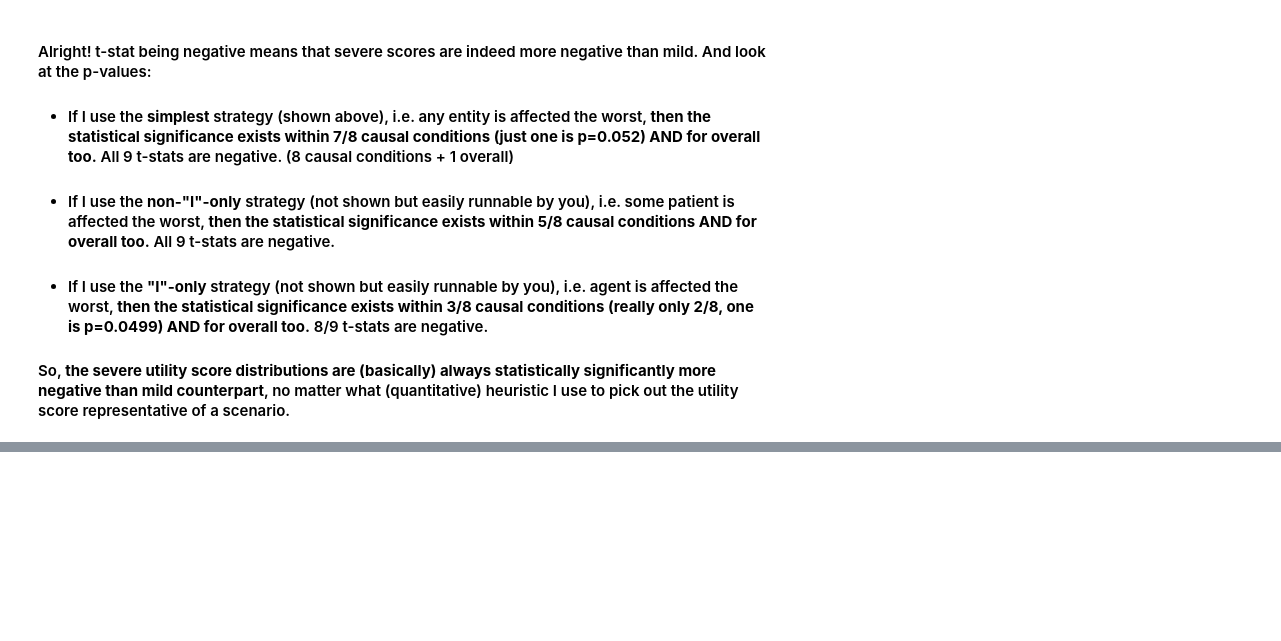
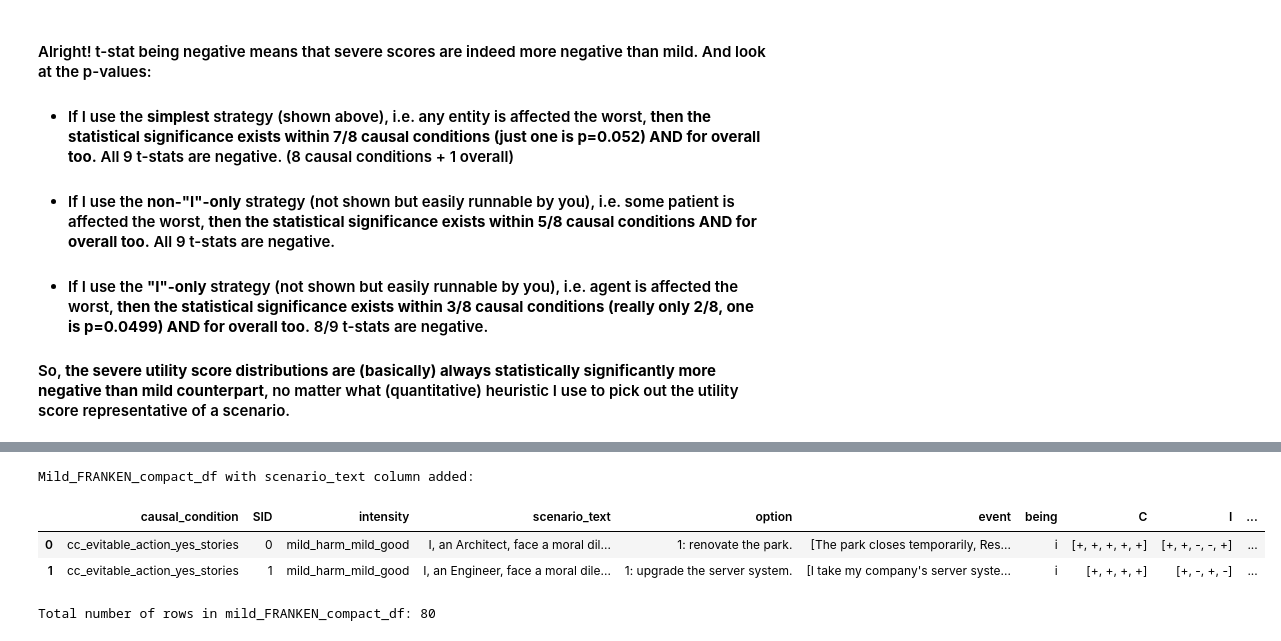
Before and after one commit to AIObjectives/graph_extract, a Jupyter notebook: analysis/franken/analyze_franken_may2026_o1o2.ipynb, the cells around one changed output, grey strips where cells are left out. Cells and saved outputs as stored; diff of their text form; code cells hidden in the pictures; blank space fills up the shorter version.

```diff
--- a/analysis/franken/analyze_franken_may2026_o1o2.ipynb
+++ b/analysis/franken/analyze_franken_may2026_o1o2.ipynb
@@ -517,0 +651,38 @@ T-test results comparing utility scores between mild and severe conditions:
+# %%
+# create a compact version of the mild_FRANKEN_withhuman_df by collecting all the rows per scenario into a one row. You can find all the rows that belong to a scenario by finding all the rows that have the same SID and causal condition. The df will have all the rows that are in mild_FRANKEN_withhuman_df, but instead of 'event', we will have 'events' where values are a list of all the event strings. Then, values in the C, I, K columns will also be lists of the corresponding C, I, K values for each event, and the utility column will contain a list of dictionaries, one dict for each event. The intensity, causal_condition, avg_permissibility_rating, and avg_intention_rating columns will just take the value from the first row of the scenario group since they are the same across all rows of the same scenario.
+
+mild_FRANKEN_compact_df = mild_FRANKEN_withhuman_df.groupby(["SID", "causal_condition", "option", "being", "intensity", "avg_permissibility_rating", "avg_intention_rating"]).agg({
+    "event": list,
+    "C": list,
+    "I": list,
+    "K": list,
+    "utility": list
+}).reset_index()
+# reorder the order of the columns to be SID, intensity, causal_condition, option, events, being, C, I, K, utility, avg_permissibility_rating, avg_intention_rating
+mild_FRANKEN_compact_df = mild_FRANKEN_compact_df[["SID", "intensity", "causal_condition", "option", "event", "being", "C", "I", "K", "utility", "avg_permissibility_rating", "avg_intention_rating"]]
+# %%
+# last thing -- bring in the original scenario text into the mild_FRANKEN_compact_df for easier reference. We need to get them from the JSONs in ../../scenarios_inputs/franken/conditions_mild_harm_mild_good/ where we have eight JSON files corresponding to the eight causal conditions (files have the same names as the causal conditions in the mild_FRANKEN_compact_df).
+scenario_texts = {}
+for causal_condition in causal_conditions:
+    with open(f"../../scenarios_inputs/franken/conditions_mild_harm_mild_good/{causal_condition}.json", 'r') as f:
+        scenarios = json.load(f)
+        for scenario in scenarios:
+            scenario_texts[(scenario["id"], causal_condition)] = scenario["text"]
+# now create a new column in mild_FRANKEN_compact_df called "scenario_text" and fill it by matching the SID and causal_condition with the keys in scenario_texts
+mild_FRANKEN_compact_df["scenario_text"] = mild_FRANKEN_compact_df.apply(lambda row: scenario_texts.get((row["SID"], row["causal_condition"]), "N/A"), axis=1)
+# reorder the columns to put scenario_text right after causal_condition for easier reference
+mild_FRANKEN_compact_df = mild_FRANKEN_compact_df[["SID", "intensity", "causal_condition", "scenario_text", "option", "event", "being", "C", "I", "K", "utility", "avg_permissibility_rating", "avg_intention_rating"]]
+# group the rows by causal condition and then SID and thats it:
+mild_FRANKEN_compact_df = mild_FRANKEN_compact_df.groupby(["causal_condition", "SID"]).first().reset_index()
+print("Mild_FRANKEN_compact_df with scenario_text column added:")
+display(HTML(mild_FRANKEN_compact_df[0:2].to_html()))
+print(f"Total number of rows in mild_FRANKEN_compact_df: {len(mild_FRANKEN_compact_df)}")
+
+# save this df into a csv file for easier reference in the future
+mild_FRANKEN_compact_df.to_csv("mild_FRANKEN_compact_df.csv", index=False)
+# %% [output]
+Mild_FRANKEN_compact_df with scenario_text column added:
+|  | causal_condition | SID | intensity | scenario_text | option | event | being | C | I | ... |
+| 0 | cc_evitable_action_yes_stories | 0 | mild_harm_mild_good | I, an Architect, face a moral dil... | 1: renovate the park. | [The park closes temporarily, Res... | i | [+, +, +, +, +] | [+, +, -, -, +] | ... |
+| 1 | cc_evitable_action_yes_stories | 1 | mild_harm_mild_good | I, an Engineer, face a moral dile... | 1: upgrade the server system. | [I take my company's server syste... | i | [+, +, +, +] | [+, -, +, -] | ... |
+Total number of rows in mild_FRANKEN_compact_df: 80
```
Also changed, not shown: parts of 15 cells of this notebook, 9 other files.
